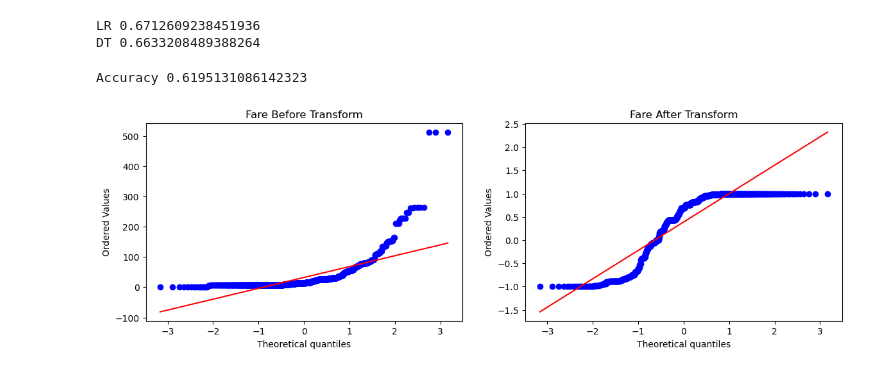
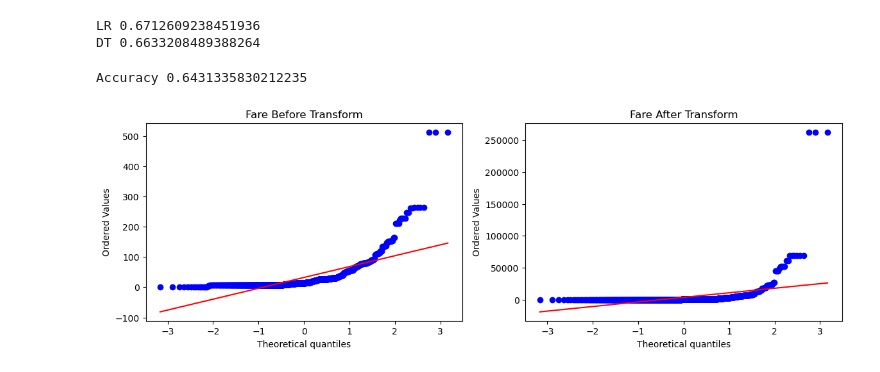
Before and after one commit to yasirali646/100DaysOfML, a Jupyter notebook: 30-day/ft_log.ipynb, the cells around one changed output. Drawn from its saved outputs; the diff is of its cells as text; code cells hidden in the pictures.

```diff
--- a/30-day/ft_log.ipynb
+++ b/30-day/ft_log.ipynb
@@ -201,7 +201,7 @@ def apply_transform(transform):
 
     plt.show()
 # %%
-apply_transform(np.sin)
+apply_transform(lambda X: X ** 2)
 # %% [output]
-Accuracy 0.6195131086142323
+Accuracy 0.6431335830212235
-[figure, old version]
+[figure, new version]
```
